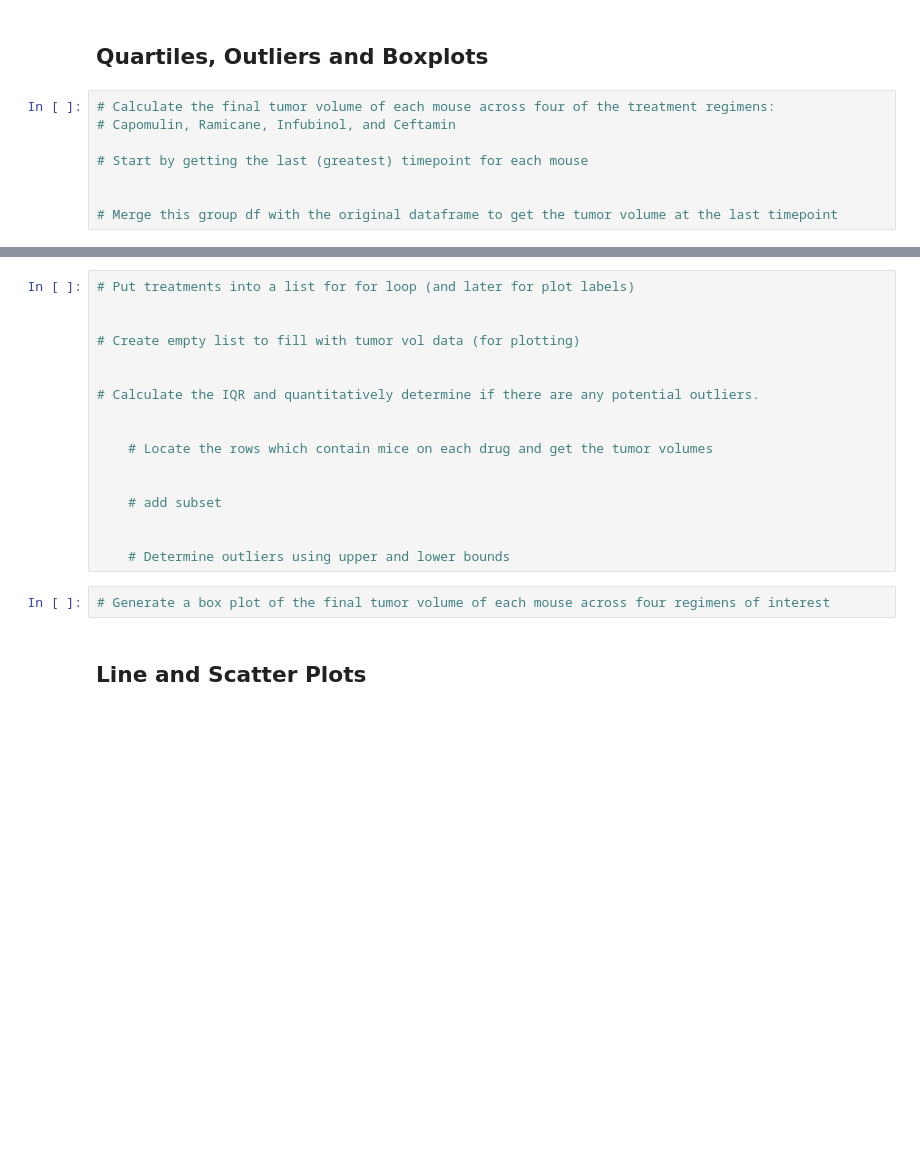
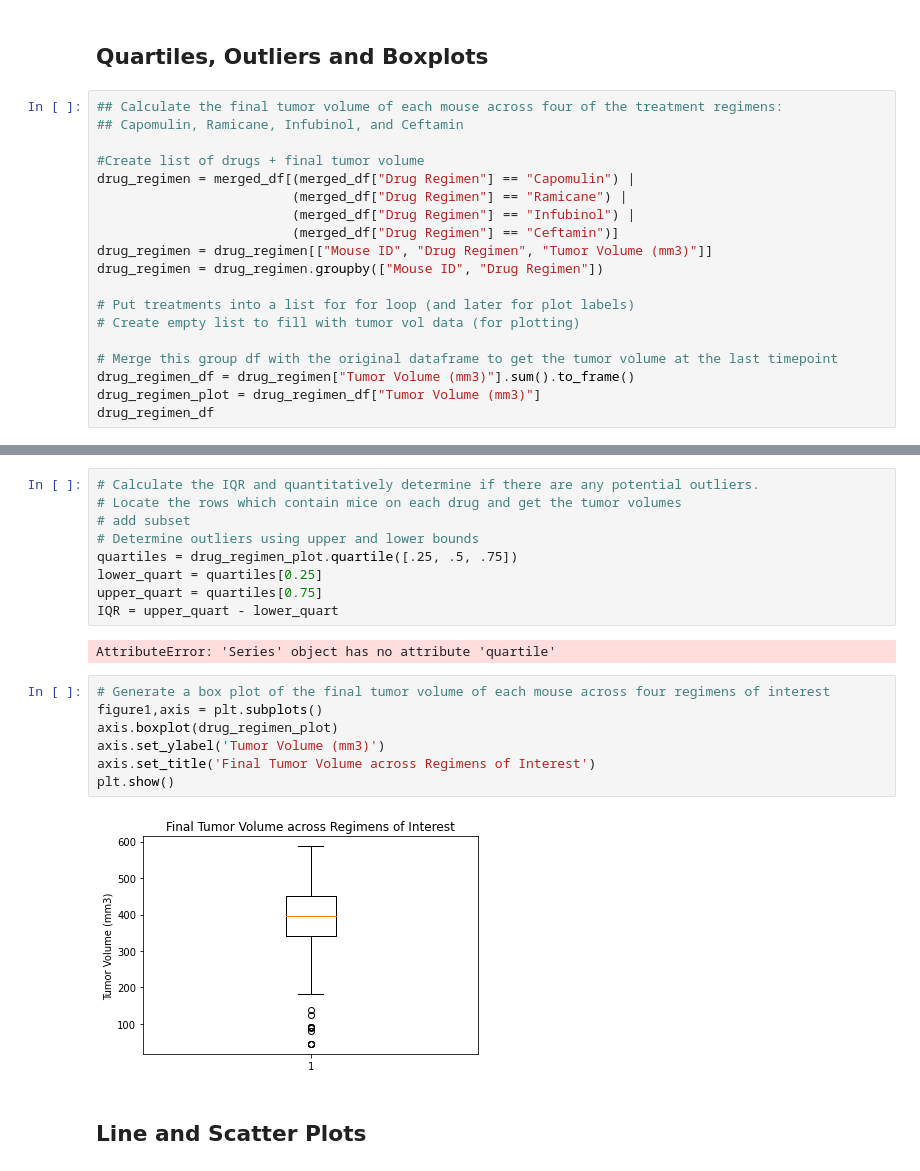
Before and after one commit to annarischitelli/Matplotlib-challenge, a Jupyter notebook: Pymaceuticals_Anna.ipynb, the cells around one changed output, grey strips where cells are left out. Saved outputs shown, nothing was run; the diff lists cells and outputs as text; blank space fills up the shorter version.

```diff
--- a/Pymaceuticals_Anna.ipynb
+++ b/Pymaceuticals_Anna.ipynb
@@ -164,10 +189,21 @@ NameError: name 'explode' is not defined
 # %% [markdown]
 ## Quartiles, Outliers and Boxplots
 # %%
-# Calculate the final tumor volume of each mouse across four of the treatment regimens:
-# Capomulin, Ramicane, Infubinol, and Ceftamin
+## Calculate the final tumor volume of each mouse across four of the treatment regimens:
+## Capomulin, Ramicane, Infubinol, and Ceftamin
 
-# Start by getting the last (greatest) timepoint for each mouse
+#Create list of drugs + final tumor volume
+drug_regimen = merged_df[(merged_df["Drug Regimen"] == "Capomulin") |
+                         (merged_df["Drug Regimen"] == "Ramicane") |
+                         (merged_df["Drug Regimen"] == "Infubinol") |
+                         (merged_df["Drug Regimen"] == "Ceftamin")]
+drug_regimen = drug_regimen[["Mouse ID", "Drug Regimen", "Tumor Volume (mm3)"]]
+drug_regimen = drug_regimen.groupby(["Mouse ID", "Drug Regimen"])
 
+# Put treatments into a list for for loop (and later for plot labels)
+# Create empty list to fill with tumor vol data (for plotting)
 
 # Merge this group df with the original dataframe to get the tumor volume at the last timepoint
+drug_regimen_df = drug_regimen["Tumor Volume (mm3)"].sum().to_frame()
+drug_regimen_plot = drug_regimen_df["Tumor Volume (mm3)"]
+drug_regimen_df
@@ -174,22 +225,23 @@ NameError: name 'explode' is not defined
 # %%
-# Put treatments into a list for for loop (and later for plot labels)
-
-
-# Create empty list to fill with tumor vol data (for plotting)
-
-
 # Calculate the IQR and quantitatively determine if there are any potential outliers.
-
-
-    # Locate the rows which contain mice on each drug and get the tumor volumes
-
-
-    # add subset
-
-
-    # Determine outliers using upper and lower bounds
+# Locate the rows which contain mice on each drug and get the tumor volumes
+# add subset
+# Determine outliers using upper and lower bounds
+quartiles = drug_regimen_plot.quartile([.25, .5, .75])
+lower_quart = quartiles[0.25]
+upper_quart = quartiles[0.75]
+IQR = upper_quart - lower_quart
+# %% [output]
+AttributeError: 'Series' object has no attribute 'quartile'
 # %%
 # Generate a box plot of the final tumor volume of each mouse across four regimens of interest
+figure1,axis = plt.subplots()
+axis.boxplot(drug_regimen_plot)
+axis.set_ylabel('Tumor Volume (mm3)')
+axis.set_title('Final Tumor Volume across Regimens of Interest')
+plt.show()
+# %% [output]
+[figure, added]
 # %% [markdown]
 ## Line and Scatter Plots
 # %%
```
Also changed, not shown: parts of 9 cells of this notebook.
